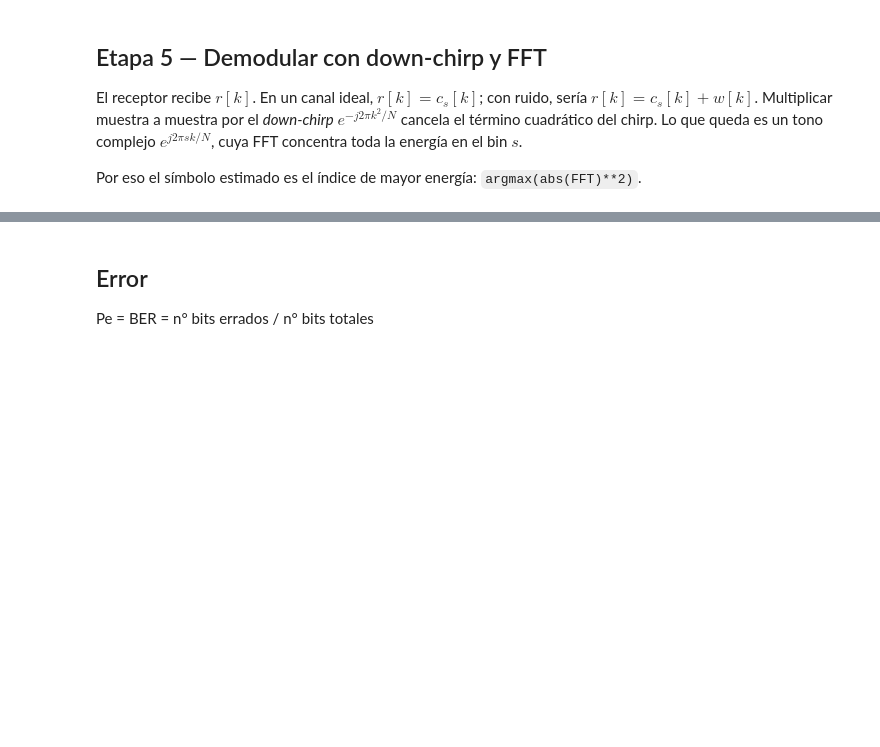
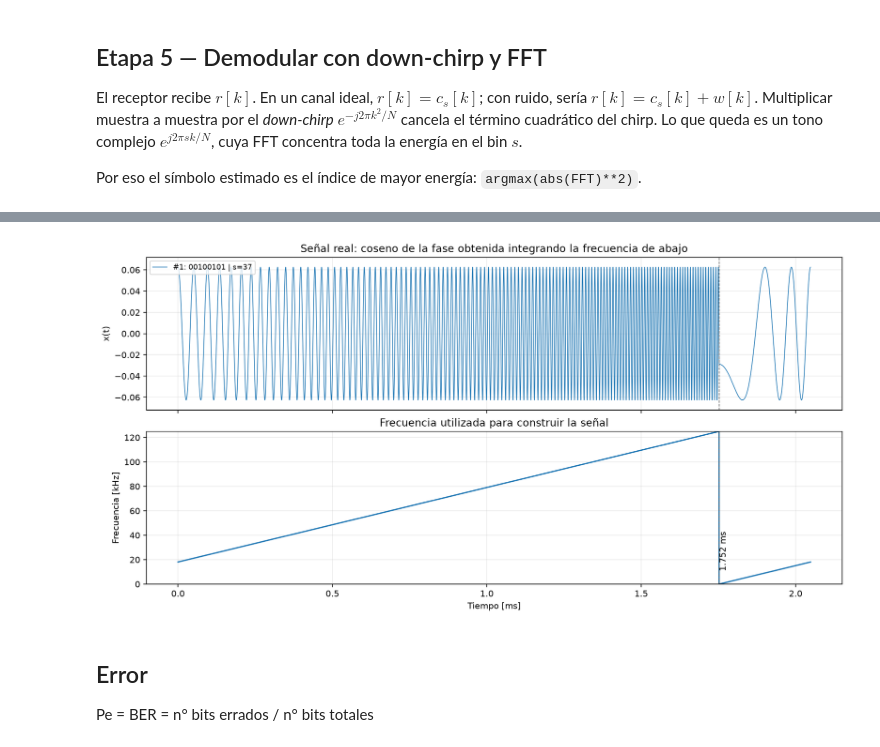
Before and after one commit to ValentinoZucchellaPaz/Proc-Estocastico-de-Senales, a Jupyter notebook: notebooks/clase_01_02_simulacion_lora_chirp.ipynb, the cells around one changed output, grey strips where cells are left out. Drawn from its saved outputs; the diff is of its cells as text; code cells hidden in the pictures; blank space fills up the shorter version.

```diff
--- a/notebooks/clase_01_02_simulacion_lora_chirp.ipynb
+++ b/notebooks/clase_01_02_simulacion_lora_chirp.ipynb
@@ -14,6 +14,7 @@ import matplotlib.pyplot as plt
 import numpy as np
 
 B = 125_000  # ancho de banda [Hz]
+SOBREMUESTREO_GRAFICO = 64  # sólo para evaluar la fase al dibujar
 MAX_SIMBOLOS = 5
 # %% [markdown]
 ## Etapa 2 — Definir la trama y validar la entrada
@@ -22,9 +23,9 @@ Cada símbolo se escribe como una cadena binaria. Su cantidad de bits determina
 
 La función siguiente verifica que todos los símbolos tengan la misma longitud y solo contengan ceros y unos.
 # %%
-# simbolos = ["00100101"]
+simbolos = ["00100101"]
 # Para probar una trama más larga, descomentá esta línea:
-simbolos = ["00100101", "11110000", "00000011"]
+# simbolos = ["00100101", "11110000", "00000011"]
 
 def validar_simbolos(simbolos):
     if not isinstance(simbolos, (list, tuple)):
@@ -140,3 +135,58 @@ plt.show()
+# %%
+L = SOBREMUESTREO_GRAFICO
+u = np.arange(N * L) / L
+tiempo_local = u / B
+amplitud = 1 / np.sqrt(N)
+
+fig, axes = plt.subplots(2, 1, figsize=(12, 6), sharex=True, constrained_layout=True)
+
+for indice, (bits, enviado) in enumerate(zip(simbolos, valores_enviados)):
+    f_inicial = enviado * B / N
+    pendiente = B / Ts
+    tiempo_reinicio = (N - enviado) / B
+
+    frecuencia = np.mod(enviado + u, N) * B / N
+    fase = 2 * np.pi * (
+        f_inicial * tiempo_local
+        + pendiente * tiempo_local**2 / 2
+        - B * np.maximum(0, tiempo_local - tiempo_reinicio)
+    )
+    senal_real = amplitud * np.cos(fase)
+
+    # La diferencia de fase debe dar la frecuencia en el punto medio del intervalo.
+    u_medio = (u[1:] + u[:-1]) / 2
+    frecuencia_esperada = np.mod(enviado + u_medio, N) * B / N
+    frecuencia_desde_fase = np.diff(fase) * (L * B) / (2 * np.pi)
+    np.testing.assert_allclose(frecuencia_desde_fase, frecuencia_esperada, rtol=1e-7, atol=1e-5)
+    assert np.all(np.abs(senal_real) <= amplitud + 1e-14)
+    if enviado > 0:
+        assert frecuencia[(N - enviado) * L] == 0
+
+    tiempo_ms = (indice * Ts + tiempo_local) * 1e3
+    etiqueta = f"#{indice + 1}: {bits} | s={enviado}"
+    linea, = axes[0].plot(tiempo_ms, senal_real, lw=0.8, label=etiqueta)
+    axes[1].plot(tiempo_ms, frecuencia / 1e3, color=linea.get_color())
+
+    if enviado > 0:
+        reinicio_ms = (indice * Ts + tiempo_reinicio) * 1e3
+        for ax in axes:
+            ax.axvline(reinicio_ms, color="0.4", ls="--", lw=0.8)
+        axes[1].text(reinicio_ms, B / 1e3 * 0.08, f" {reinicio_ms:.3f} ms", rotation=90)
+
+for limite_ms in np.arange(1, len(simbolos)) * Ts * 1e3:
+    for ax in axes:
+        ax.axvline(limite_ms, color="0.7", ls=":", lw=0.8)
+
+axes[0].set(title="Señal real: coseno de la fase obtenida integrando la frecuencia de abajo",
+            ylabel="x(t)", ylim=(-1.15 * amplitud, 1.15 * amplitud))
+axes[1].set(title="Frecuencia utilizada para construir la señal",
+            xlabel="Tiempo [ms]", ylabel="Frecuencia [kHz]", ylim=(0, B / 1e3))
+for ax in axes:
+    ax.grid(True, alpha=0.25)
+axes[0].legend(fontsize="small", loc="upper left")
+plt.show()
+# %% [output]
+[figure, added]
 # %% [markdown]
 ## Error
 Pe = BER = n° bits errados / n° bits totales
```
Also changed, not shown: parts of 9 cells of this notebook.
